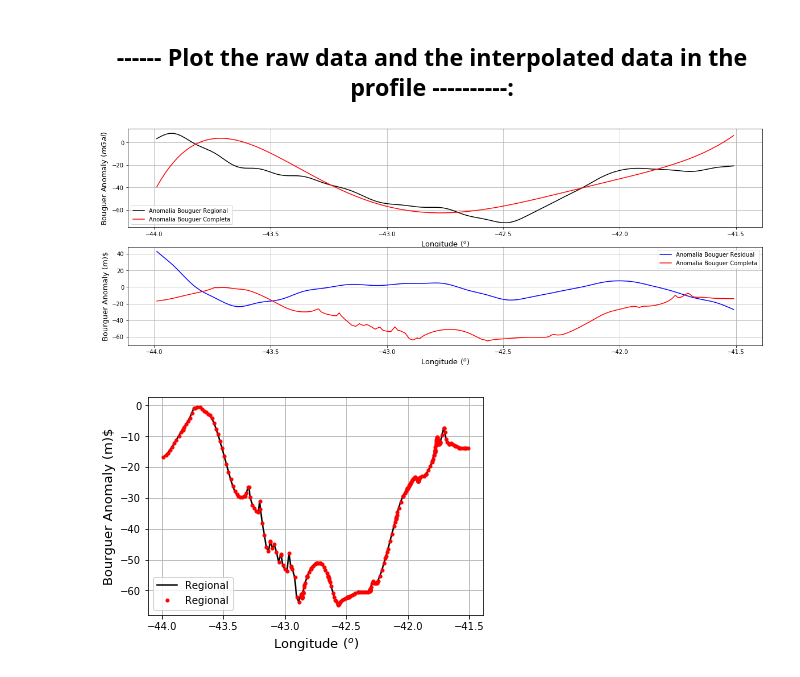
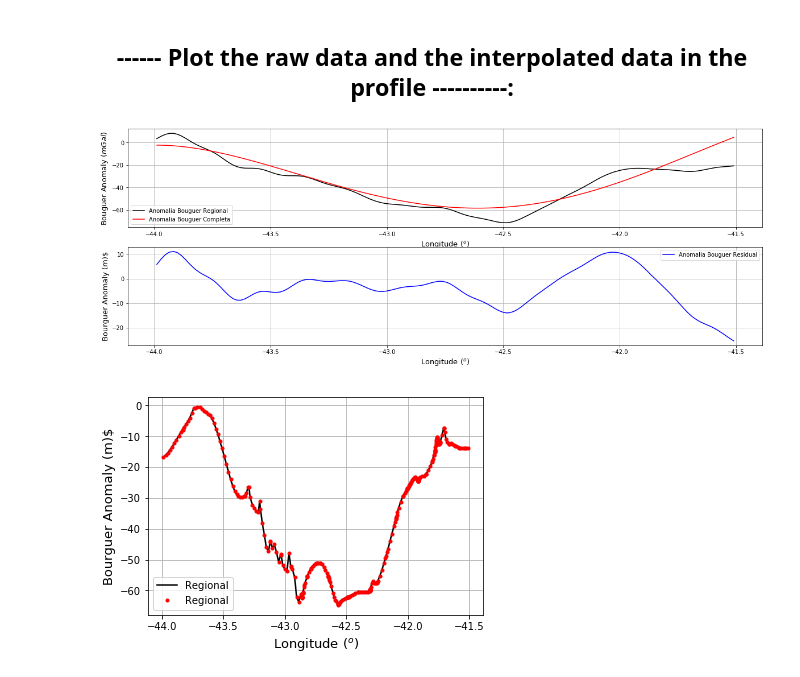
Before and after one commit to MathewsAndrade/Mathews_codes, a Jupyter notebook: Grav_barreirinhas.ipynb, the cells around one changed output. Saved outputs shown, nothing was run; the diff lists cells and outputs as text; code cells hidden in the pictures.

```diff
--- a/data_barreirinhas2.ipynb
+++ b/Grav_barreirinhas.ipynb
@@ -291,8 +294,8 @@ xp = lon
 one = np.ones( len(lon) )
 # %%
 # utilizando um polinomio de grau 4:
-S = np.array( [ one, xp, xp**2, xp**3, xp**4, xp**5, xp**6, xp**7, xp**8, xp**9, xp**10, xp**11, xp**12, xp**13])
-print (type(S))
+S = np.array( [ one, xp, xp**2, xp**3, xp**4, xp**5, xp**6]) #xp**7, xp**8, xp**9, xp**10, xp**11, xp**12, xp**13])
+print( type(S) )
 # transposta para arrumar a matrix corretamente:
 A = S.T
 # %% [output]
@@ -320,29 +349,29 @@ aa = gzp - poly
 # %%
 # ------------ set figure size: ------------------------------------------#
 plt.close('all')
 
 #### ATENÇÃO À ESCALA DAS FIGURAS!!!!! #########
 fig = plt.figure(figsize=(20,7), facecolor='w')
 plt.subplot(2,1,1)
 
 plt.plot(lon,gzp,'-k', label='Anomalia Bouguer Regional')
 plt.plot(lon,poly,'-r', label='Anomalia Bouguer Completa')
 plt.xlabel('Longitude ($^o$)', fontsize = 13)
 plt.ylabel('Bouguer Anomaly $(mGal)$', fontsize = 13)
 plt.legend()
 plt.grid()
 ###########################################################################################################################
 
 plt.subplot(2,1,2)
 plt.plot(lon,aa,'-b', label='Anomalia Bouguer Residual')
-plt.plot(lon,gzi,'-r', label='Anomalia Bouguer Completa')
+#plt.plot(lon,gzi,'-r', label='Anomalia Bouguer Completa')
 plt.xlabel('Longitude ($^o$)', fontsize = 13)
 plt.ylabel('Bourguer Anomaly (m)$', fontsize = 13)
 plt.legend()
 plt.grid()
 plt.show()
 # %% [output]
-[figure, old version]
+[figure, new version]
 # %%
 gzi_t = gzp + res
 # %%
```
Also changed, not shown: parts of 9 cells of this notebook, 1 other file.
